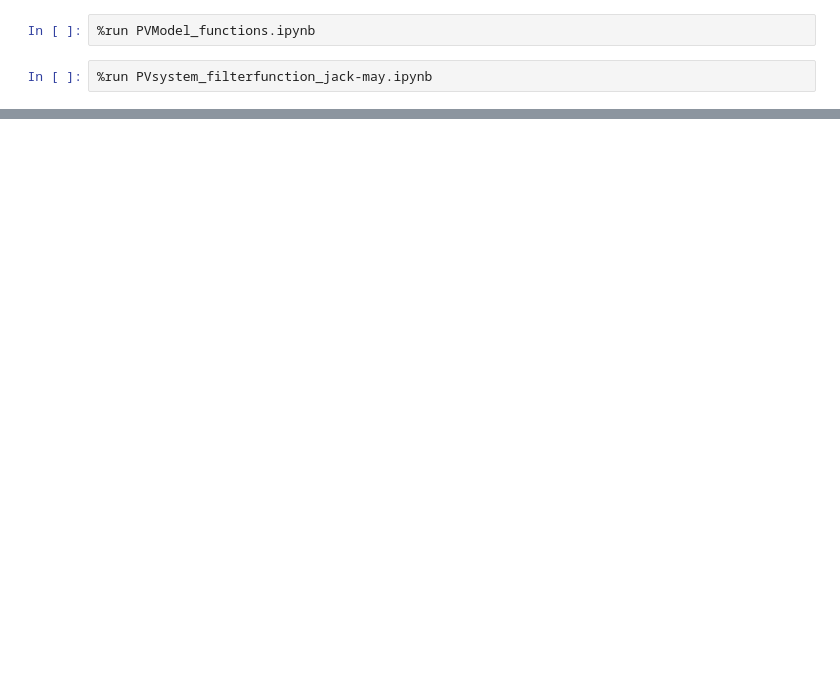
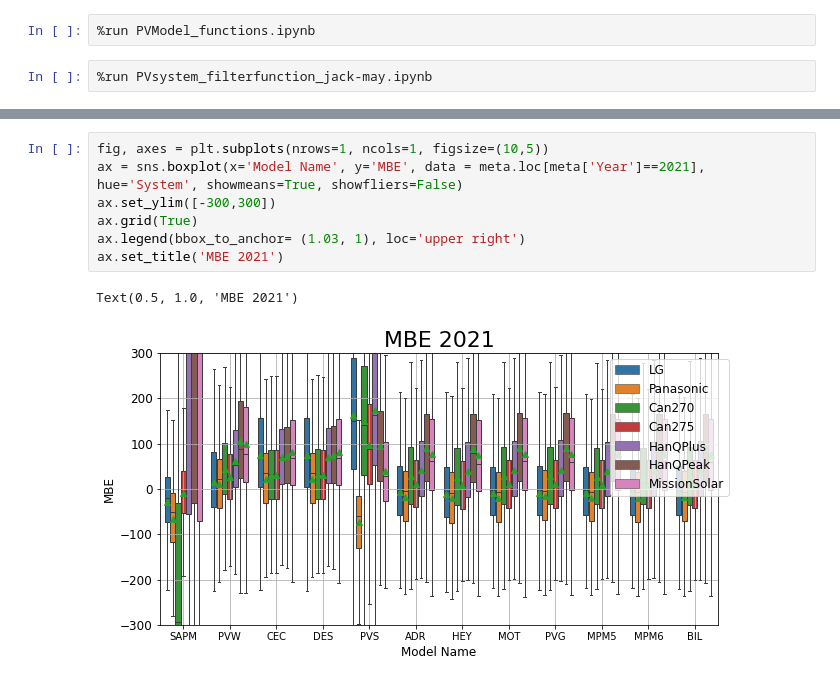
Before and after one commit to lmdeville/PV-Modeling, a Jupyter notebook: PVLT/PVLT_Loop.ipynb, the cells around one changed output, grey strips where cells are left out. Saved outputs shown, nothing was run; the diff lists cells and outputs as text; blank space fills up the shorter version.

```diff
--- a/PVLT/PVLT_Loop.ipynb
+++ b/PVLT/PVLT_Loop.ipynb
@@ -432,0 +391,10 @@ Text(0.5, 1.0, 'Jinko')
+# %%
+fig, axes = plt.subplots(nrows=1, ncols=1, figsize=(10,5))
+ax = sns.boxplot(x='Model Name', y='MBE', data = meta.loc[meta['Year']==2021], hue='System', showmeans=True, showfliers=False)
+ax.set_ylim([-300,300])
+ax.grid(True)
+ax.legend(bbox_to_anchor= (1.03, 1), loc='upper right')
+ax.set_title('MBE 2021')
+# %% [output]
+Text(0.5, 1.0, 'MBE 2021')
+[figure, added]
```
Also changed, not shown: parts of 7 cells of this notebook, 1 other file.
